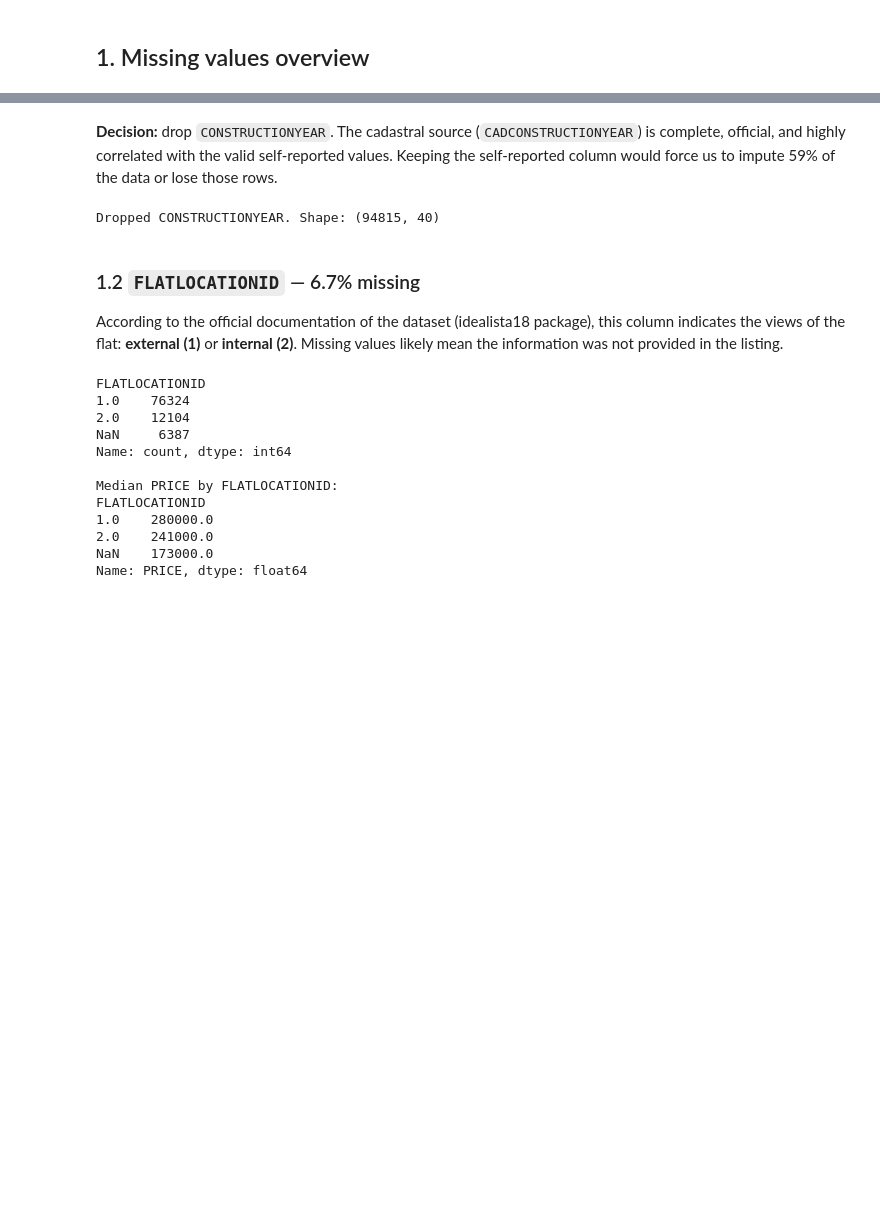
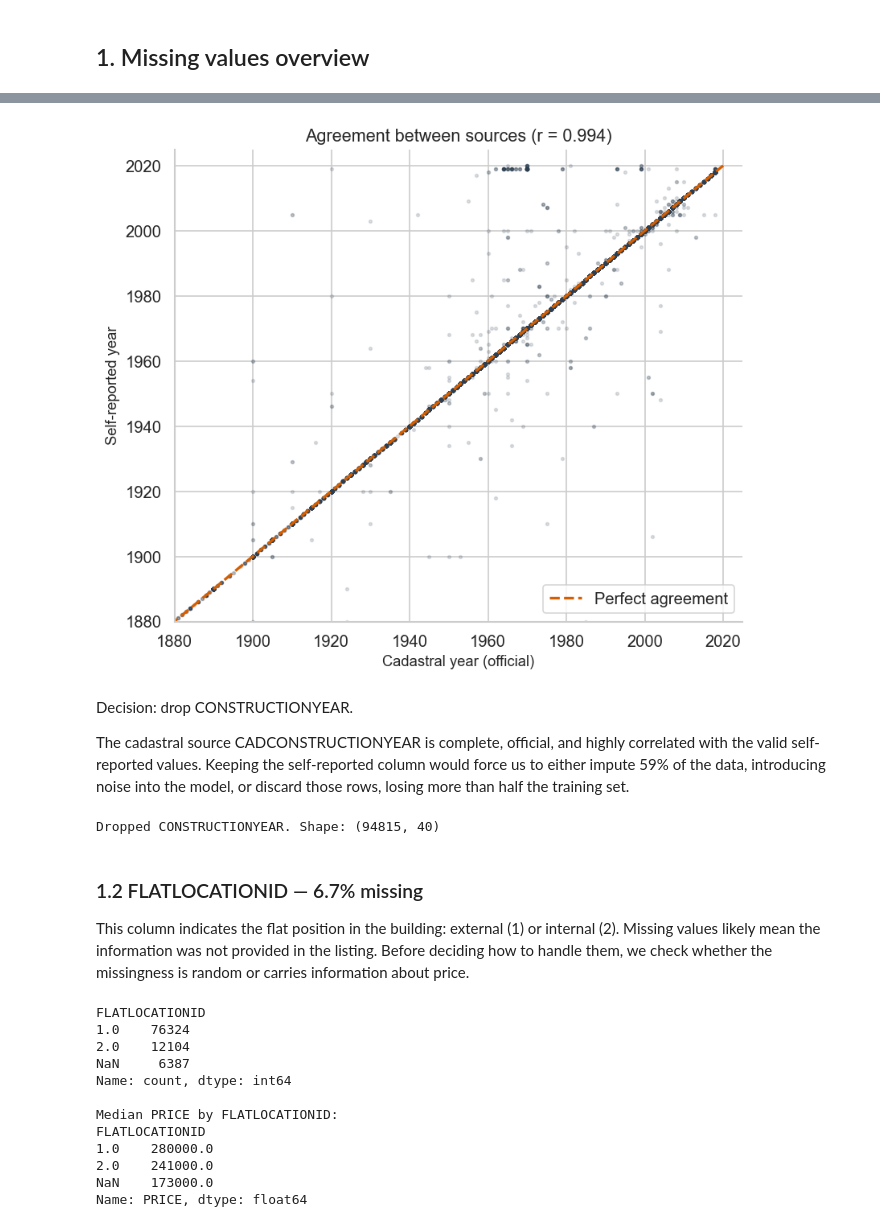
Before and after one commit to PabloMonteroRuiz/machine-learning-airbnb, a Jupyter notebook: notebooks/01_missing_and_erroneous_values.ipynb, the cells around one changed output, grey strips where cells are left out. Drawn from its saved outputs; the diff is of its cells as text; code cells hidden in the pictures; blank space fills up the shorter version.

```diff
--- a/notebooks/01_missing_and_erroneous_values.ipynb
+++ b/notebooks/01_missing_and_erroneous_values.ipynb
@@ -140,14 +97,35 @@ Sample rows with erroneous CONSTRUCTIONYEAR:
+# %%
+# How well do the two sources agree?
+valid = df[df["CONSTRUCTIONYEAR"].between(1850, 2020)]
+corr = valid["CONSTRUCTIONYEAR"].corr(valid["CADCONSTRUCTIONYEAR"])
+
+fig, ax = plt.subplots(figsize=(7, 6))
+ax.scatter(valid["CADCONSTRUCTIONYEAR"], valid["CONSTRUCTIONYEAR"], alpha=0.15, s=5, color="#2c3e50")
+ax.plot([1850, 2020], [1850, 2020], "r--", lw=2, label="Perfect agreement")
+ax.set_xlim(1880, 2025)
+ax.set_ylim(1880, 2025)
+ax.set_xlabel("Cadastral year (official)")
+ax.set_ylabel("Self-reported year")
+ax.set_title(f"Agreement between sources (r = {corr:.3f})")
+ax.legend(frameon=True)
+ax.spines[["top", "right"]].set_visible(False)
+plt.tight_layout()
+plt.show()
+# %% [output]
+[figure, added]
 # %% [markdown]
-**Decision:** drop `CONSTRUCTIONYEAR`. The cadastral source (`CADCONSTRUCTIONYEAR`) is complete, official, and highly correlated with the valid self-reported values. Keeping the self-reported column would force us to impute 59% of the data or lose those rows.
+Decision: drop CONSTRUCTIONYEAR.
+
+The cadastral source CADCONSTRUCTIONYEAR is complete, official, and highly correlated with the valid self-reported values. Keeping the self-reported column would force us to either impute 59% of the data, introducing noise into the model, or discard those rows, losing more than half the training set.
 # %%
 df = df.drop(columns=["CONSTRUCTIONYEAR"])
 print(f"Dropped CONSTRUCTIONYEAR. Shape: {df.shape}")
 # %% [output]
 Dropped CONSTRUCTIONYEAR. Shape: (94815, 40)
 # %% [markdown]
-### 1.2 `FLATLOCATIONID` — 6.7% missing
+### 1.2 FLATLOCATIONID — 6.7% missing
 
-According to the official documentation of the dataset (idealista18 package), this column indicates the views of the flat: **external (1)** or **internal (2)**. Missing values likely mean the information was not provided in the listing.
+This column indicates the flat position in the building: external (1) or internal (2). Missing values likely mean the information was not provided in the listing. Before deciding how to handle them, we check whether the missingness is random or carries information about price.
 # %%
 print(df["FLATLOCATIONID"].value_counts(dropna=False))
 print(f"\nMedian PRICE by FLATLOCATIONID:")
```
Also changed, not shown: parts of 23 cells of this notebook, 3 other files.
